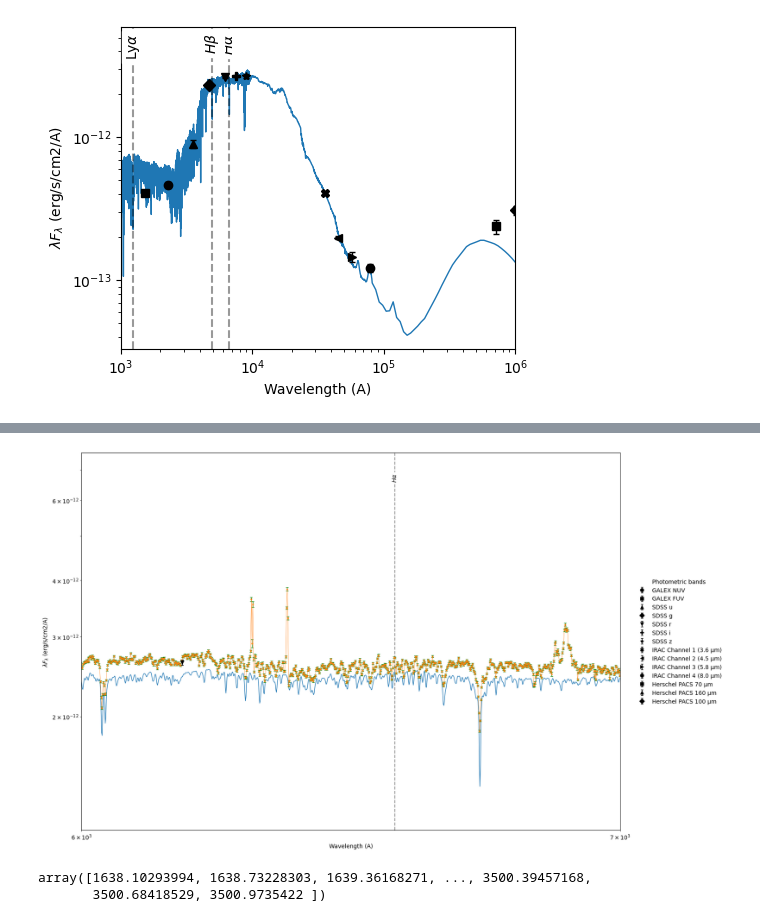
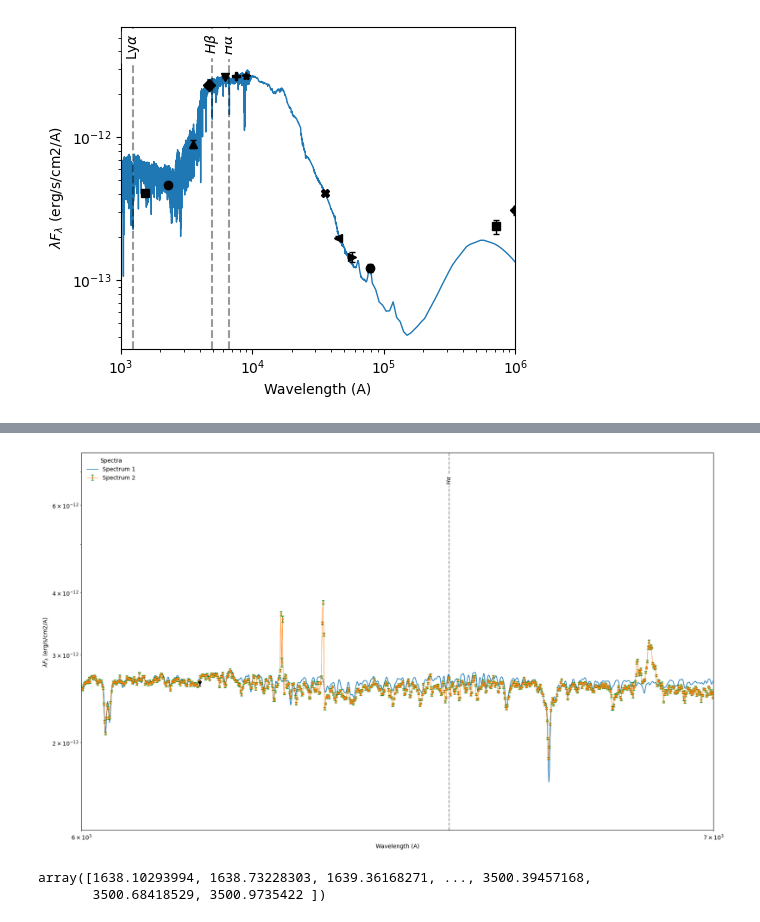
Before and after one commit to robertoinfurna/Jellifish, a Jupyter notebook: ngc4848.ipynb, the cells around one changed output, grey strips where cells are left out. Drawn from its saved outputs; the diff is of its cells as text; code cells hidden in the pictures.

```diff
--- a/ngc4848.ipynb
+++ b/ngc4848.ipynb
@@ -444,14 +457,24 @@ Loading nebular lines templates from  nebular_Byler_mist_2018.lines
  3.1875 3.25   3.3125 3.375  3.4375 3.5    3.5625 3.625  3.6875 3.75
  3.8125 3.875  3.9375 4.    ]
 Loading of dust emission templates completed.
+# %%
+
+custom_prior = {
+    'av':     {'type':'uniform', 'low':0.0,    'high':0.2},
+    'alpha':  {'type':'uniform', 'low':1.5,    'high':3.5},
+    'm_star':  {'type':'uniform', 'low':9,    'high':9.5},
+    'sigma_vel': {'type':'uniform', 'low':200,    'high':400},
+    'vel_sys': {'type':'uniform', 'low':-325,    'high':-320},
+}
 # %%
 results = fitter.run_fit(phot=phot_list[0],
                          bands=bands,
-                         fix_pars={'ion_gas':-3.94,'age_gas':13,'fesc':1.,},
-                         # 'BURST':0, 'METAL':0.017
-                         #'vel_sys':0,'sigma_vel':0 #'av':1.2,'alpha':3.5},
+                         spec=spectra[0],
+                         fix_pars={'ion_gas':-3.94,'age_gas':13,'fesc':1.,'BURST':0,'METAL':0.017,},
                          nlive=100,
                          dlogz=0.1,
+                         spectral_range=[5000,7000],
+                         custom_priors=custom_prior,
                          )
 # %% [output]
 Using the following photometric filters: galex_nuv, galex_fuv, sdss_u, sdss_g, sdss_r, sdss_i, sdss_z, spitzer_irac_1, spitzer_irac_2, spitzer_irac_3, spitzer_irac_4, herschel_pacs_70um, herschel_pacs ...
@@ -504,12 +566,12 @@ fit_spec = fitter.synthetic_spectrum(
             av=0.05,
             av_ext= 0.05,
             alpha=1.6,
-            m_star=9.3,
+            m_star=9.34,
             ion_gas=-3.94,
             age_gas=13,
             redshift=0.023974,
-            vel_sys = +200,
-            sigma_vel = 40,
+            vel_sys = +200.9,
+            sigma_vel = 66,
             dl=104,  # Luminosity distance in Mpc (assumed)
-            observed_spectrum_resolution=spectra[0].resolution,
+
         )
@@ -536,8 +578,8 @@ ValueError: operands could not be broadcast together with shapes (16717,) (3400,
 # %%
-fit_spec_1.plot(figsize=(20,10),spectra=[fit_spec,spectra[0]],per_wavelength=True,phot_points=phot_list[0],phot_legend=True,
+fit_spec.plot(figsize=(20,10),spectra=[fit_spec,spectra[0]],per_wavelength=True,phot_points=phot_list[0],show_phot_legend=True,
               winf=6000,wsup=7000,show_H_lines=True,log=True)
 # %% [output]
-[figure, old version]
+[figure, new version]
 # %%
 spectra[0].resolution
 # %% [output]
```
Also changed, not shown: parts of 9 cells of this notebook, 1 other file.
